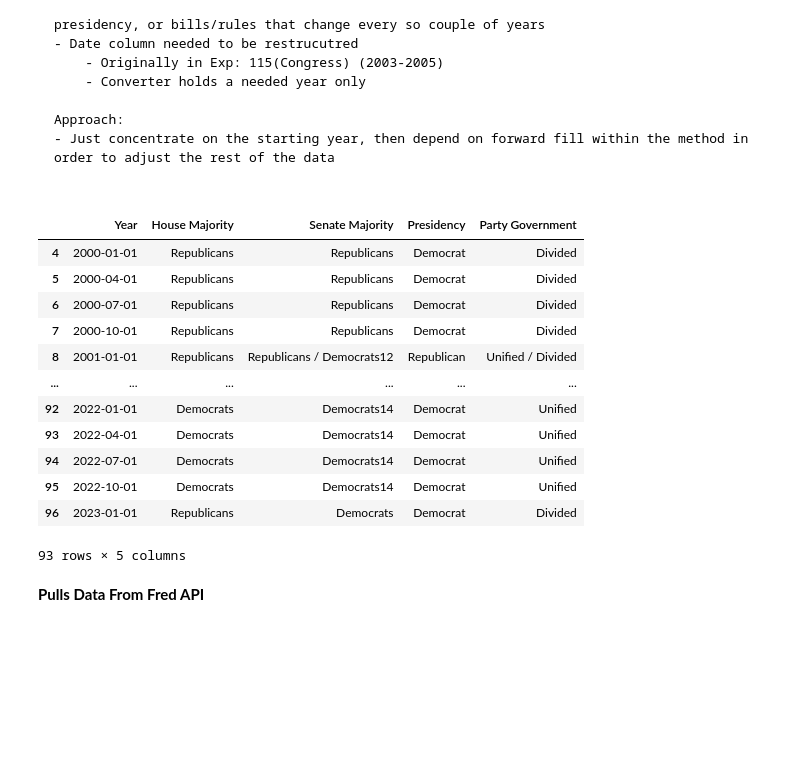
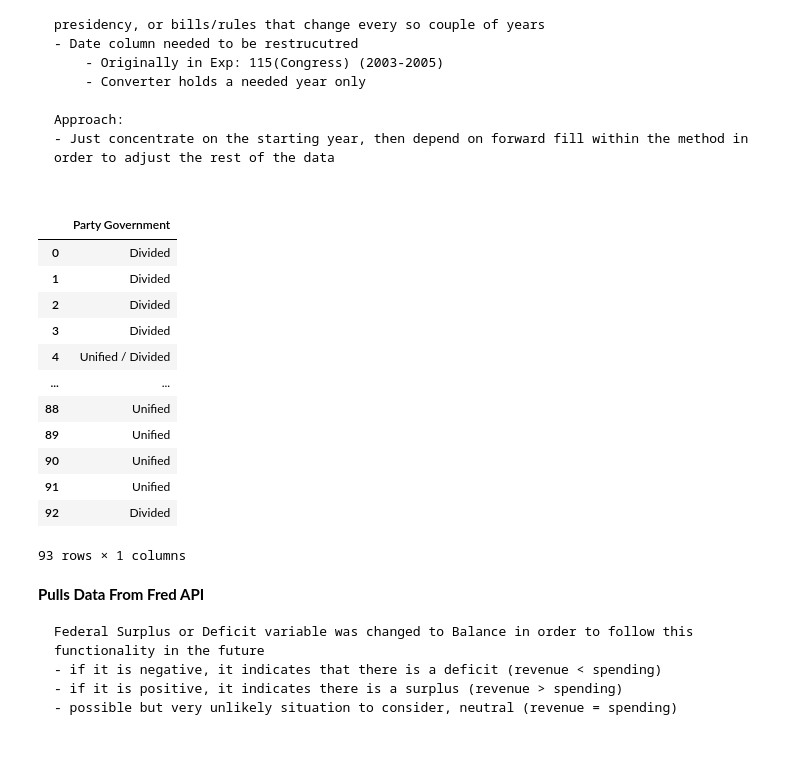
Before and after one commit to its-Simy/National-Debt-Research, a Jupyter notebook: financial_data.ipynb, the cells around one changed output. Drawn from its saved outputs; the diff is of its cells as text; code cells hidden in the pictures; blank space fills up the shorter version.

```diff
--- a/financial_data.ipynb
+++ b/financial_data.ipynb
@@ -121,46 +160,70 @@ Approach:
 # %%
 government_ideology = pd.read_csv('Data/Government ideology Datasheet.csv')
 gov_ideology_date = government_ideology.columns[0]
 
 #restructures the year data
 for i in range(len(government_ideology)):
     row = government_ideology.iloc[i]
     row = row.iloc[0]
 
     # Split using en dash, not a regular dash
     desired_part = row.split('(')[1].split('–')[0]  # "KeepThisPart"
 
     government_ideology.loc[i, gov_ideology_date] = desired_part
 
 #restructures the presidency data to keep only the party, since the name of the president isnt relevant
 government_ideology['Presidency'] = (
     government_ideology['Presidency']
       # 1) drop any “ (…)" suffix
       .str.replace(r'\s*\(.*\)', '', regex=True)
       # 2) remove stray digits
       .str.replace(r'\d+',      '', regex=True)
       # 3) trim any extra whitespace
       .str.strip()
 )
 
 government_ideology = yearly_restructure(government_ideology, gov_ideology_date, numerical=False)
-government_ideology
+
+
+total_gov = pd.DataFrame(government_ideology["Party Government"])
+total_gov = total_gov.reset_index(drop=True)
+
+
+pre_change = pd.DataFrame(total_gov)
+
+unification_gov = pd.DataFrame.copy(pre_change)
+
+for index, row in total_gov.iterrows():
+    if ("Unified"  in row["Party Government"]) and ("Divided" in row["Party Government"]):
+        row["Party Government"] = 0
+    elif "Unified" in row["Party Government"]:
+        row ["Party Government"]= 1
+    else:
+        row["Party Government"] = 2
+
+#total_gov (with the numerical change)
+#unification_gov(without numerical change)
 # %% [output]
-|  | Year | House Majority | Senate Majority | Presidency | Party Government |
-| 4 | 2000-01-01 | Republicans | Republicans | Democrat | Divided |
-| 5 | 2000-04-01 | Republicans | Republicans | Democrat | Divided |
-| 6 | 2000-07-01 | Republicans | Republicans | Democrat | Divided |
-| 7 | 2000-10-01 | Republicans | Republicans | Democrat | Divided |
-| 8 | 2001-01-01 | Republicans | Republicans / Democrats12 | Republican | Unified / Divided |
-| ... | ... | ... | ... | ... | ... |
-| 92 | 2022-01-01 | Democrats | Democrats14 | Democrat | Unified |
-| 93 | 2022-04-01 | Democrats | Democrats14 | Democrat | Unified |
-| 94 | 2022-07-01 | Democrats | Democrats14 | Democrat | Unified |
-| 95 | 2022-10-01 | Democrats | Democrats14 | Democrat | Unified |
-| 96 | 2023-01-01 | Republicans | Democrats | Democrat | Divided |
+|  | Party Government |
+| 0 | Divided |
+| 1 | Divided |
+| 2 | Divided |
+| 3 | Divided |
+| 4 | Unified / Divided |
+| ... | ... |
+| 88 | Unified |
+| 89 | Unified |
+| 90 | Unified |
+| 91 | Unified |
+| 92 | Divided |
-93 rows × 5 columns
+93 rows × 1 columns
-# %% [markdown]
-**Pulls Data From Fred API**
+# %% [markdown]
+**Pulls Data From Fred API**
+<pre>
+Federal Surplus or Deficit variable was changed to Balance in order to follow this functionality in the future
+- if it is negative, it indicates that there is a deficit (revenue < spending)
+- if it is positive, it indicates there is a surplus (revenue > spending)
+- possible but very unlikely situation to consider, neutral (revenue = spending)
 # %%
 
 #adds all of the variables into a temperary dataframe using the pyfredapi library
```
Also changed, not shown: parts of 27 cells of this notebook.
